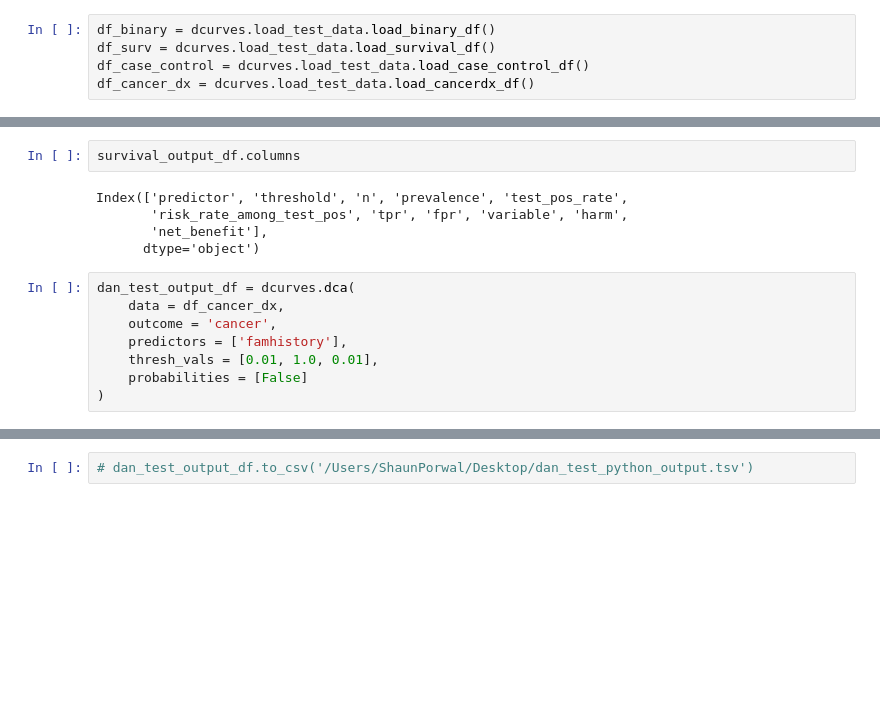
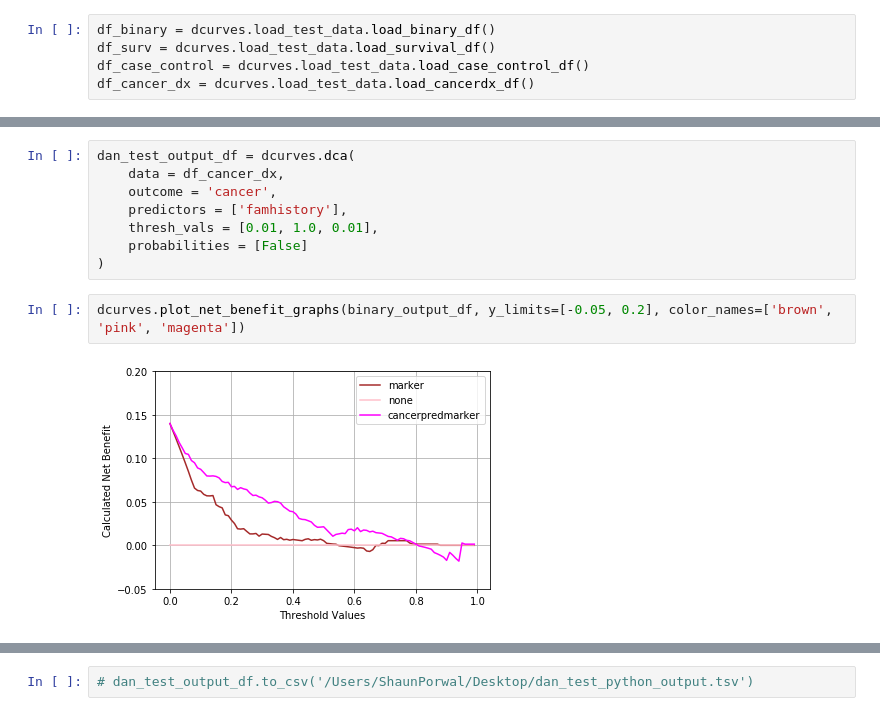
Before and after one commit to MSKCC-Epi-Bio/dcurves, a Jupyter notebook: jupyter_notebooks/running_dcurves.ipynb, the cells around one changed output, grey strips where cells are left out. Saved outputs shown, nothing was run; the diff lists cells and outputs as text; blank space fills up the shorter version.

```diff
--- a/jupyter_notebooks/running_dcurves.ipynb
+++ b/jupyter_notebooks/running_dcurves.ipynb
@@ -43,10 +59,3 @@ survival_output_df = dcurves.dca(
-# %%
-survival_output_df.columns
-# %% [output]
-Index(['predictor', 'threshold', 'n', 'prevalence', 'test_pos_rate',
-       'risk_rate_among_test_pos', 'tpr', 'fpr', 'variable', 'harm',
-       'net_benefit'],
-      dtype='object')
 # %%
 dan_test_output_df = dcurves.dca(
     data = df_cancer_dx,
@@ -55,4 +64,8 @@ dan_test_output_df = dcurves.dca(
     thresh_vals = [0.01, 1.0, 0.01],
     probabilities = [False]
 )
+# %%
+dcurves.plot_net_benefit_graphs(binary_output_df, y_limits=[-0.05, 0.2], color_names=['brown', 'pink', 'magenta'])
+# %% [output]
+[figure, added]
 # %%
```
Also changed, not shown: parts of 8 cells of this notebook, 3 other files.
